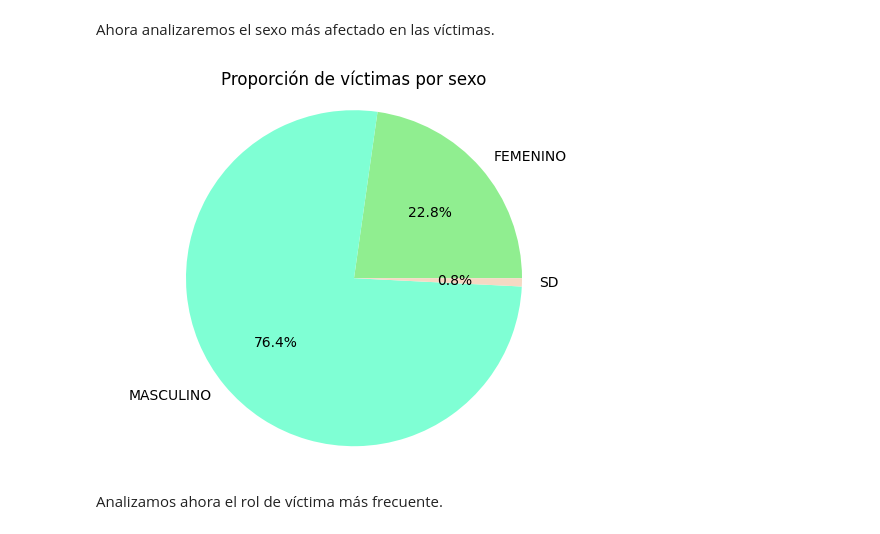
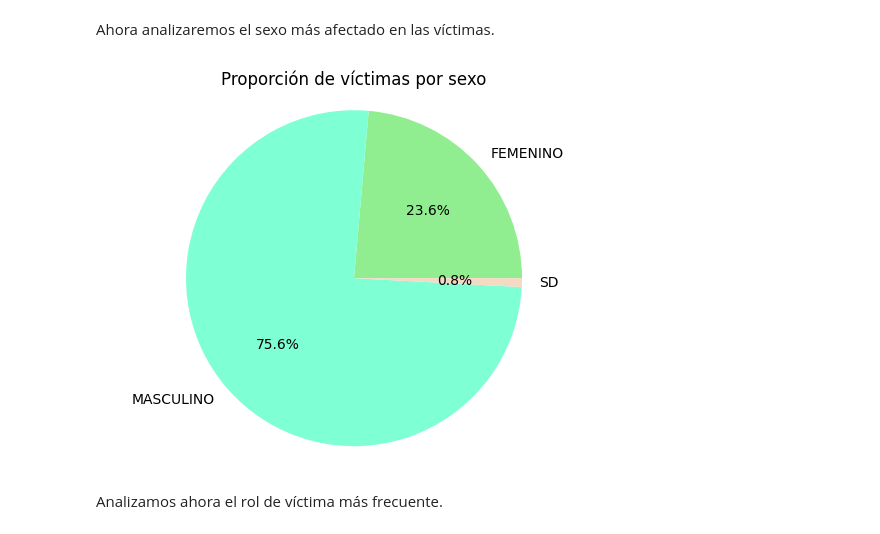
Before and after one commit to horaciomorazzo/PI2---Data-Analytics---Horacio-Morazzo, a Jupyter notebook: eda.ipynb, the cells around one changed output. Saved outputs shown, nothing was run; the diff lists cells and outputs as text; code cells hidden in the pictures.

Commit message:
powerbi 1

```diff
--- a/eda.ipynb
+++ b/eda.ipynb
@@ -115,7 +114,7 @@ dfv.describe()
 # %% [markdown]
 Elimino duplicados y vacíos.
 # %%
-dfv.drop_duplicates(inplace=True)
+dfv.drop_duplicates(subset='ID_hecho', keep='first', inplace=True)
 dfv.dropna(axis=1)
 dfv
 # %% [output]
@@ -215,28 +214,30 @@ Ahora analizaremos el sexo más afectado en las víctimas.
 # %%
 # Para analizar todos los casos necesito unir la tabla VICTIMAS con la tabla HECHOS
 # Unifico el nombre de la columna ID
 dfv.rename(columns={'ID_hecho': 'ID'}, inplace=True)
 # Utilizo la opción 'outer' para agregar las filas extras de dfv
-df_nuevo = df.merge(dfv, on='ID', how='outer')
+df_nuevo = df.merge(dfv, on='ID', how='inner')
+# Guardo el dataframe para luego utilizarlo en Power Bi
+df_nuevo.to_csv('Tablas/df_nuevo.csv')
 
 
 # Grafico en forma de torta. Asigno datos y colores
 df_agrupado = df_nuevo.groupby('SEXO')['N_VICTIMAS'].sum().reset_index()
 sizes = df_agrupado['N_VICTIMAS']
 labels = df_agrupado['SEXO']
 colors = ['#90EE90', '#7FFFD4', '#F5D9C3']
 
 # Creo el gráfico de torta
 plt.pie(sizes, labels=labels, autopct='%1.1f%%', colors = colors)
 
 # Me aseguro que el gráfico sea un círculo
 plt.axis('equal')
 
 # Lo muestro
 plt.title('Proporción de víctimas por sexo')
 plt.show()
 # %% [output]
-[figure, old version]
+[figure, new version]
 # %% [markdown]
 Analizamos ahora el rol de víctima más frecuente.
 # %%
```
Also changed, not shown: parts of 4 cells of this notebook, 3 other files.
